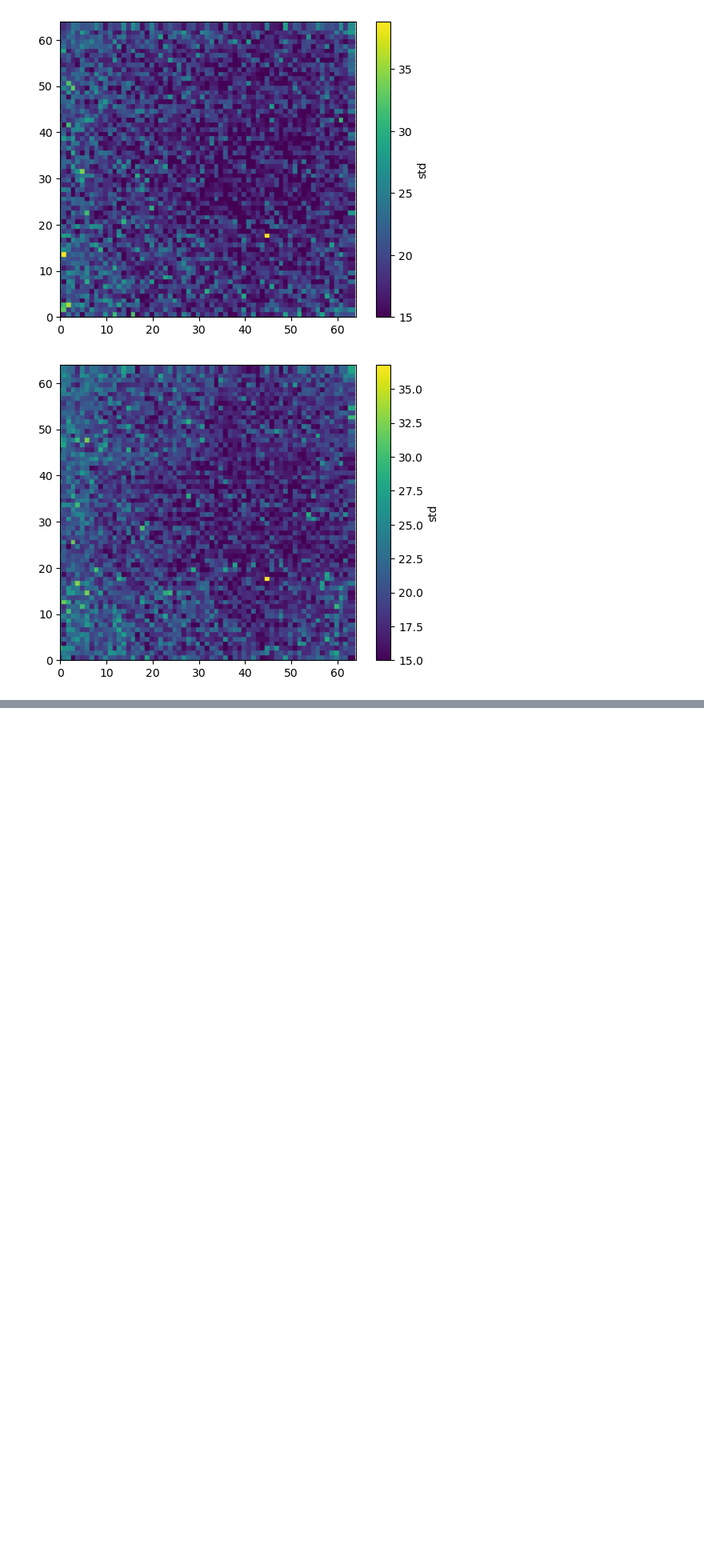
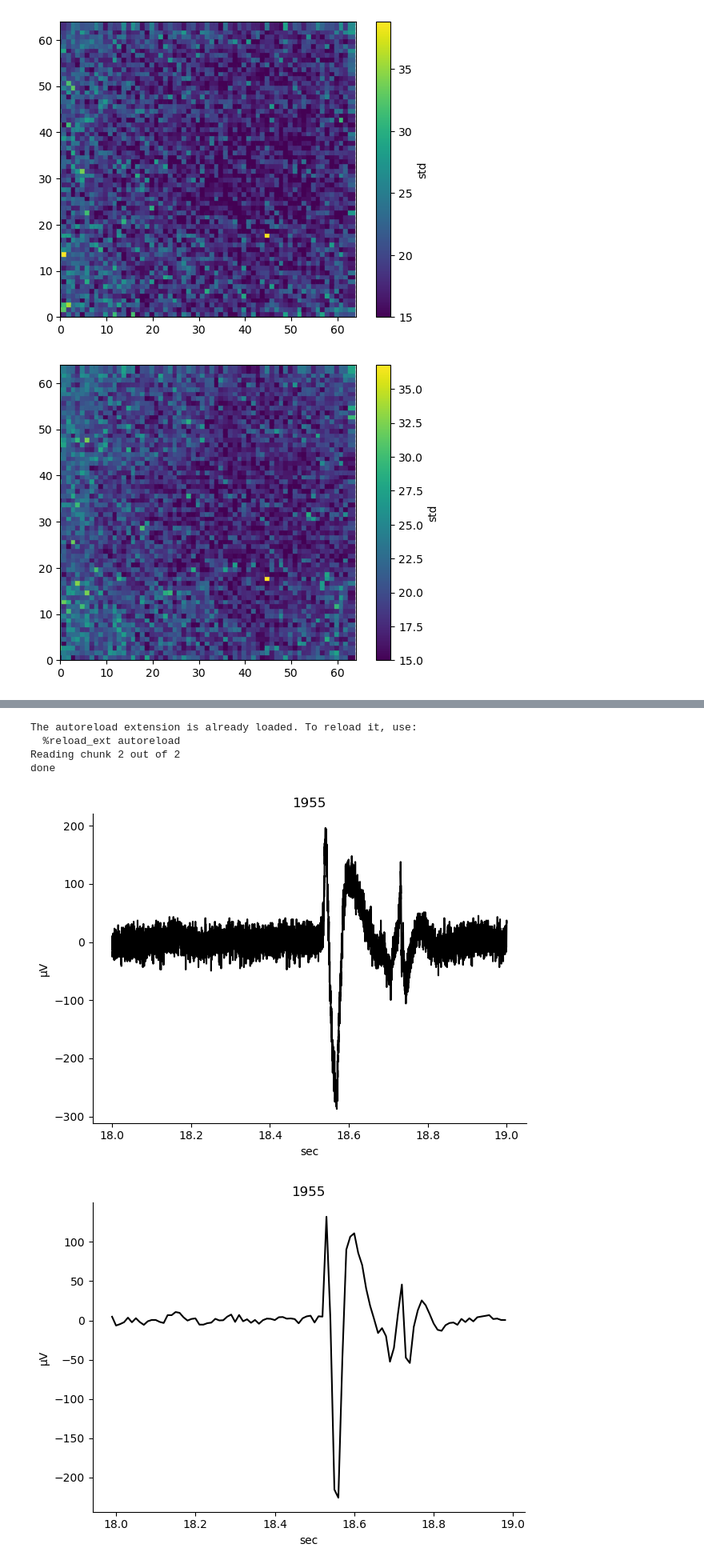
Before and after one commit to JeandeMontigny/beaf, a Jupyter notebook: notebooks/read_brw_files.ipynb, the cells around one changed output, grey strips where cells are left out. Shown at 80% size. Saved outputs shown, nothing was run; the diff lists cells and outputs as text; code cells hidden in the pictures; blank space fills up the shorter version.

Commit message:
wip down sampling

```diff
--- a/notebooks/read_brw_files.ipynb
+++ b/notebooks/read_brw_files.ipynb
@@ -313,0 +342,30 @@ bv.plot_raw(File, [1305], 1.75, 1.85, visualisation="reconstructed", artificial_
+# %%
+import importlib
+
+%load_ext autoreload
+%autoreload 2
+
+import matplotlib.pyplot as plt
+
+import beaf.read_file as br
+import beaf.visualisation as bv
+import beaf.processing as bp
+import beaf.utils as bu
+
+# print(bu.get_ch_number(30, 35))
+
+File = br.read_brw_file("../recordings/hippo_slice3-gabazine11.brw", t_start = 18, t_end = 19, ch_to_extract=[1955], frame_chunk = 10000, verbose=True)
+bv.plot_raw(File, [1955])
+
+down_sample = bp.down_sample(File, 100, [1955])
+print(len(down_sample[0][1]))
+
+bp.down_sample(File, 100, [1955], overwrite=True)
+bv.plot_raw(File, [1955])
+# %% [output]
+The autoreload extension is already loaded. To reload it, use:
+  %reload_ext autoreload
+Reading chunk 2 out of 2
+done
+[figure, added]
+[figure, added]
```
Also changed, not shown: parts of 10 cells of this notebook, 1 other file.
